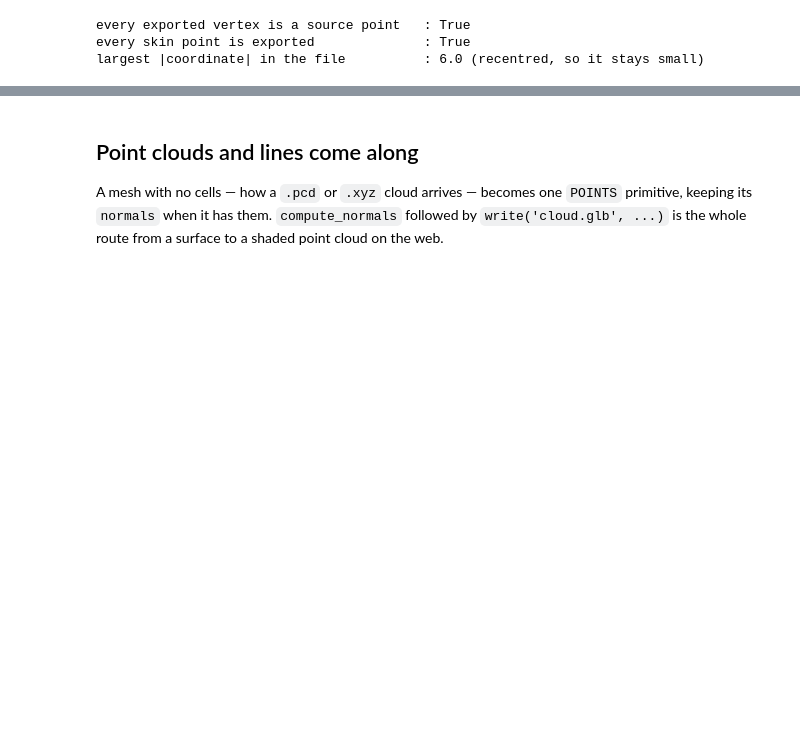
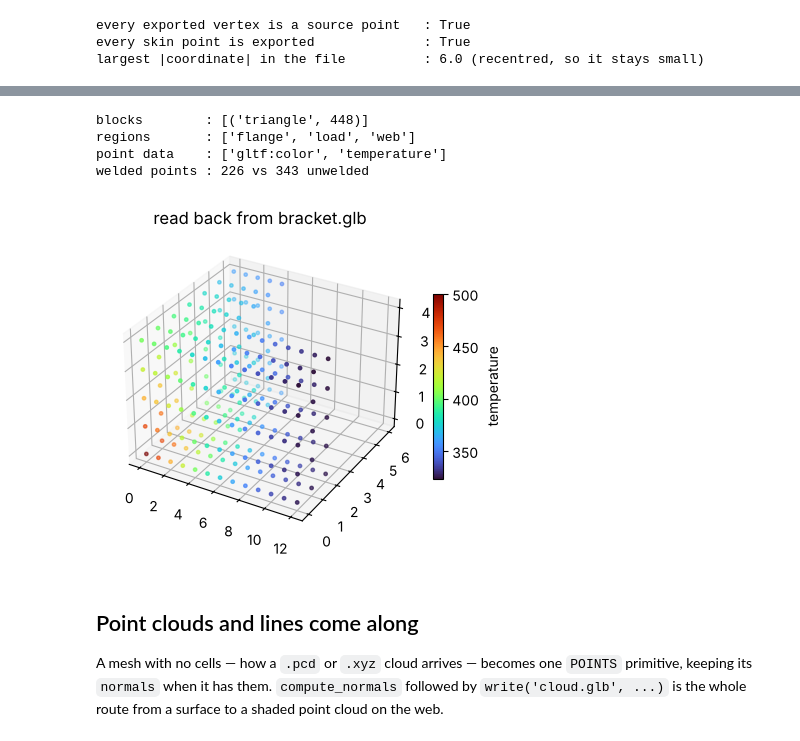
Before and after one commit to loumalouomega/meshioplusplus, a Jupyter notebook: example/python/08_gltf_export.ipynb, the cells around one changed output, grey strips where cells are left out. Drawn from its saved outputs; the diff is of its cells as text; code cells hidden in the pictures; blank space fills up the shorter version.

```diff
--- a/example/python/08_gltf_export.ipynb
+++ b/example/python/08_gltf_export.ipynb
@@ -265,3 +271,21 @@ largest |coordinate| in the file          : 6.0 (recentred, so it stays small)
+# %%
+back = mp.gltf.read(path, weld=True)
+print('blocks        :', [(b.type, len(b.data)) for b in back.cells])
+print('regions       :', sorted(r.name for r in back.regions))
+print('point data    :', sorted(back.point_data))
+print('welded points :', len(back.points), 'vs', len(mp.gltf.read(path).points), 'unwelded')
+
+fig, ax = plt.subplots(figsize=(5, 4), subplot_kw={'projection': '3d'})
+sc = ax.scatter(*back.points.T, c=back.point_data['temperature'], cmap='turbo', s=6)
+ax.set_title('read back from bracket.glb')
+fig.colorbar(sc, ax=ax, shrink=0.6, label='temperature')
+plt.show()
+# %% [output]
+blocks        : [('triangle', 448)]
+regions       : ['flange', 'load', 'web']
+point data    : ['gltf:color', 'temperature']
+welded points : 226 vs 343 unwelded
+[figure, added]
 # %% [markdown]
 ## Point clouds and lines come along
 
```
Also changed, not shown: parts of 4 cells of this notebook, 6 other files.
